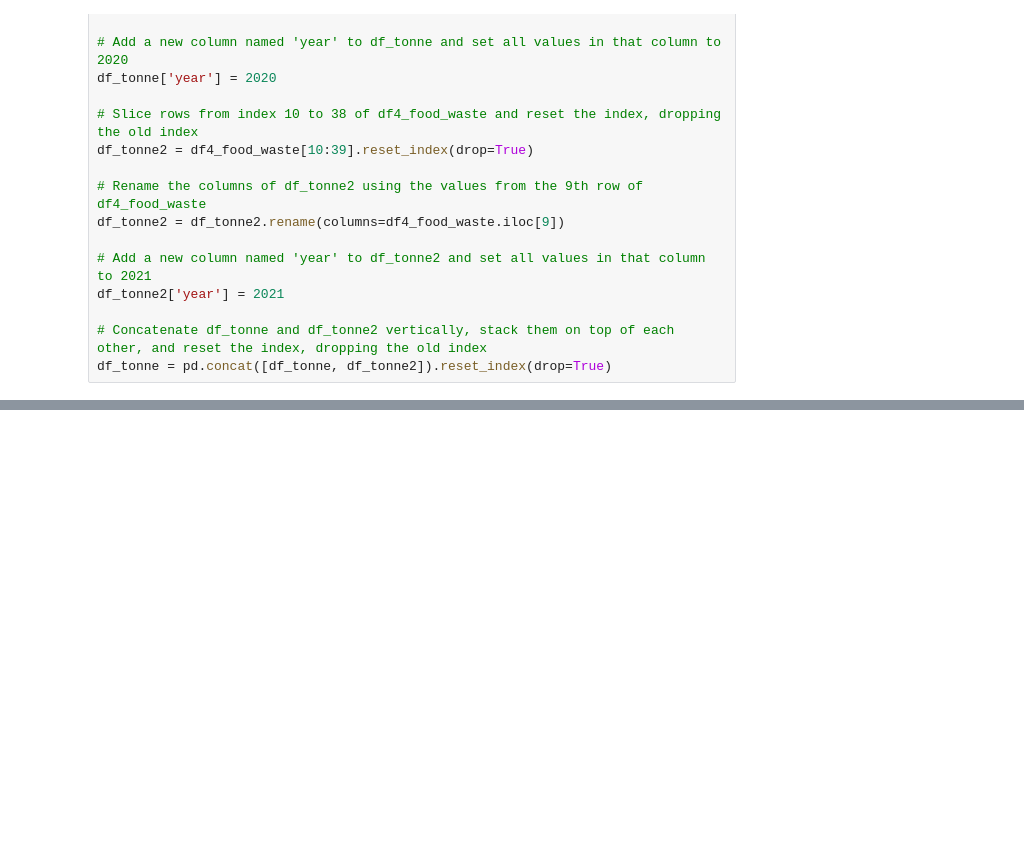
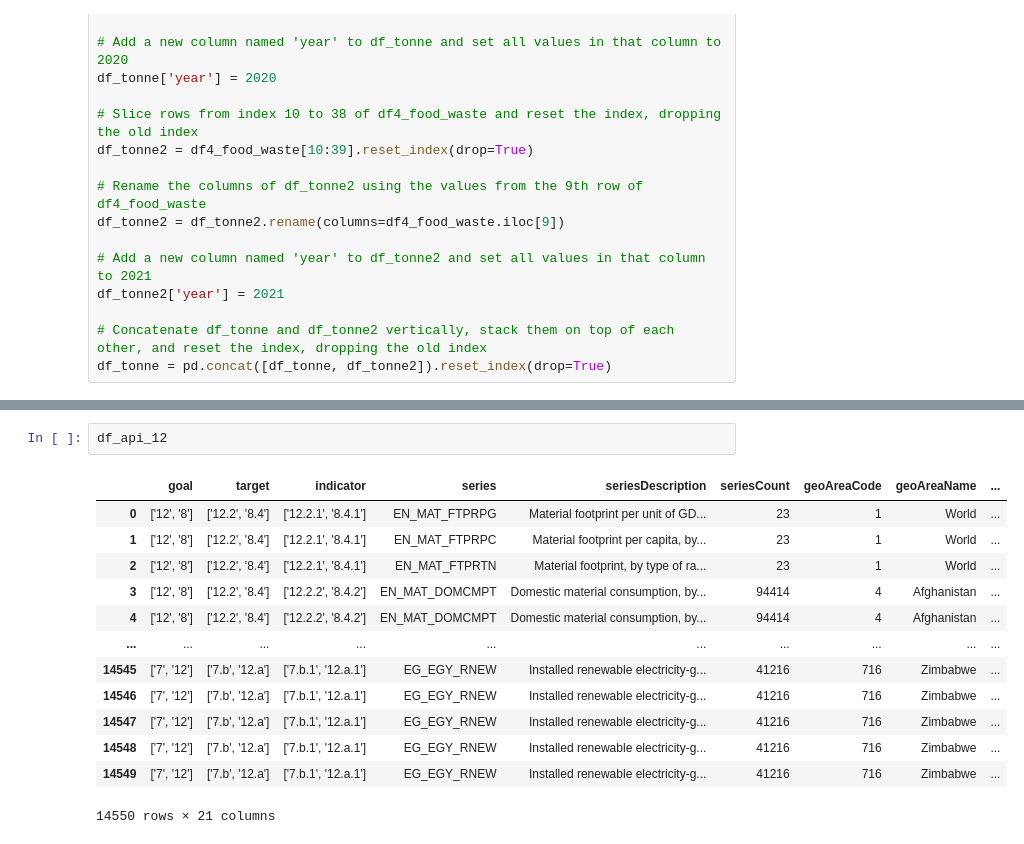
Before and after one commit to krantagat/food_waste_project, a Jupyter notebook: py_notebook/df_wastestat.ipynb, the cells around one changed output, grey strips where cells are left out. Drawn from its saved outputs; the diff is of its cells as text; blank space fills up the shorter version.

```diff
--- a/py_notebook/df_wastestat.ipynb
+++ b/py_notebook/df_wastestat.ipynb
@@ -102,0 +138,16 @@ df_tonne = pd.concat([df_tonne, df_tonne2]).reset_index(drop=True)
+# %%
+df_api_12
+# %% [output]
+|  | goal | target | indicator | series | seriesDescription | seriesCount | geoAreaCode | geoAreaName | ... |
+| 0 | ['12', '8'] | ['12.2', '8.4'] | ['12.2.1', '8.4.1'] | EN_MAT_FTPRPG | Material footprint per unit of GD... | 23 | 1 | World | ... |
+| 1 | ['12', '8'] | ['12.2', '8.4'] | ['12.2.1', '8.4.1'] | EN_MAT_FTPRPC | Material footprint per capita, by... | 23 | 1 | World | ... |
+| 2 | ['12', '8'] | ['12.2', '8.4'] | ['12.2.1', '8.4.1'] | EN_MAT_FTPRTN | Material footprint, by type of ra... | 23 | 1 | World | ... |
+| 3 | ['12', '8'] | ['12.2', '8.4'] | ['12.2.2', '8.4.2'] | EN_MAT_DOMCMPT | Domestic material consumption, by... | 94414 | 4 | Afghanistan | ... |
+| 4 | ['12', '8'] | ['12.2', '8.4'] | ['12.2.2', '8.4.2'] | EN_MAT_DOMCMPT | Domestic material consumption, by... | 94414 | 4 | Afghanistan | ... |
+| ... | ... | ... | ... | ... | ... | ... | ... | ... | ... |
+| 14545 | ['7', '12'] | ['7.b', '12.a'] | ['7.b.1', '12.a.1'] | EG_EGY_RNEW | Installed renewable electricity-g... | 41216 | 716 | Zimbabwe | ... |
+| 14546 | ['7', '12'] | ['7.b', '12.a'] | ['7.b.1', '12.a.1'] | EG_EGY_RNEW | Installed renewable electricity-g... | 41216 | 716 | Zimbabwe | ... |
+| 14547 | ['7', '12'] | ['7.b', '12.a'] | ['7.b.1', '12.a.1'] | EG_EGY_RNEW | Installed renewable electricity-g... | 41216 | 716 | Zimbabwe | ... |
+| 14548 | ['7', '12'] | ['7.b', '12.a'] | ['7.b.1', '12.a.1'] | EG_EGY_RNEW | Installed renewable electricity-g... | 41216 | 716 | Zimbabwe | ... |
+| 14549 | ['7', '12'] | ['7.b', '12.a'] | ['7.b.1', '12.a.1'] | EG_EGY_RNEW | Installed renewable electricity-g... | 41216 | 716 | Zimbabwe | ... |
+14550 rows × 21 columns
```
Also changed, not shown: parts of 5 cells of this notebook, 4 other files.
